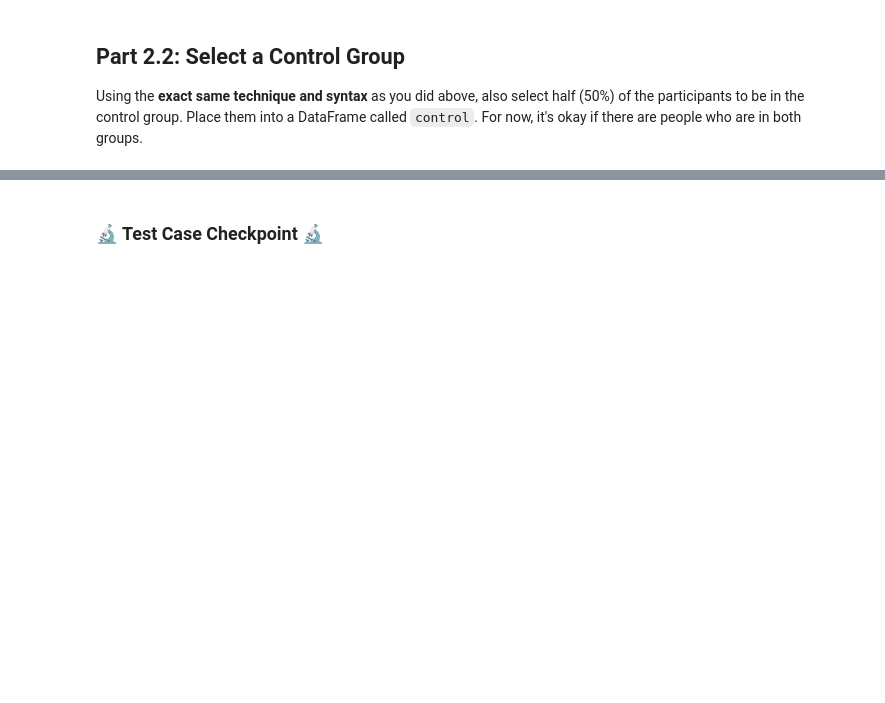
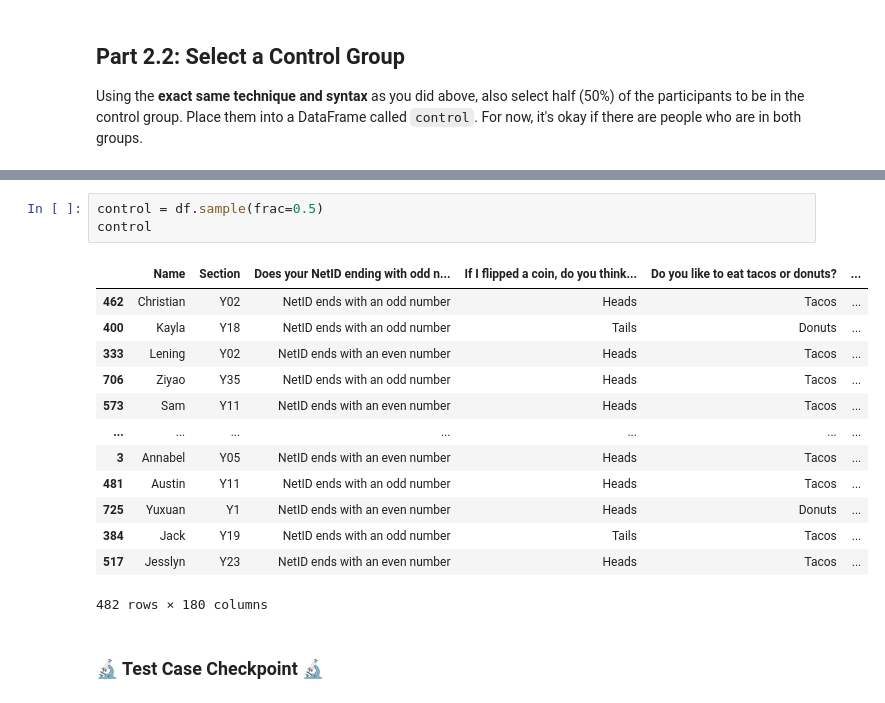
Before and after one commit to ryguy2k4/stat107, a Jupyter notebook: lab_exp_design/lab_exp_design.ipynb, the cells around one changed output, grey strips where cells are left out. Drawn from its saved outputs; the diff is of its cells as text; blank space fills up the shorter version.

```diff
--- a/lab_exp_design/lab_exp_design.ipynb
+++ b/lab_exp_design/lab_exp_design.ipynb
@@ -163,3 +249,20 @@ control
+# %%
+control = df.sample(frac=0.5)
+control
+# %% [output]
+|  | Name | Section | Does your NetID ending with odd n... | If I flipped a coin, do you think... | Do you like to eat tacos or donuts? | ... |
+| 462 | Christian | Y02 | NetID ends with an odd number | Heads | Tacos | ... |
+| 400 | Kayla | Y18 | NetID ends with an odd number | Tails | Donuts | ... |
+| 333 | Lening | Y02 | NetID ends with an even number | Heads | Tacos | ... |
+| 706 | Ziyao | Y35 | NetID ends with an odd number | Heads | Tacos | ... |
+| 573 | Sam | Y11 | NetID ends with an even number | Heads | Tacos | ... |
+| ... | ... | ... | ... | ... | ... | ... |
+| 3 | Annabel | Y05 | NetID ends with an even number | Heads | Tacos | ... |
+| 481 | Austin | Y11 | NetID ends with an odd number | Heads | Tacos | ... |
+| 725 | Yuxuan | Y1 | NetID ends with an even number | Heads | Donuts | ... |
+| 384 | Jack | Y19 | NetID ends with an odd number | Tails | Tacos | ... |
+| 517 | Jesslyn | Y23 | NetID ends with an even number | Heads | Tacos | ... |
+482 rows × 180 columns
 # %% [markdown]
 ### 🔬 Test Case Checkpoint 🔬
 # %%
```
Also changed, not shown: parts of 54 cells of this notebook.
